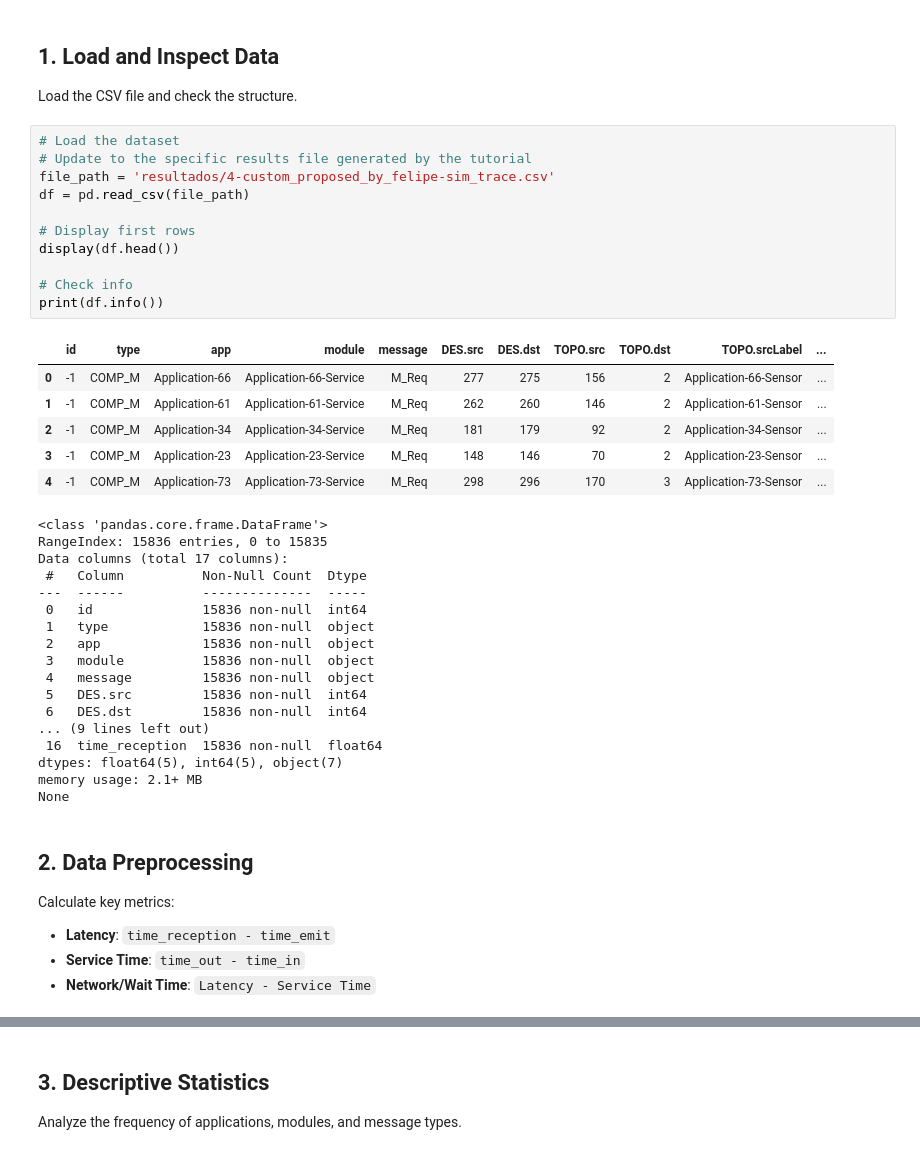
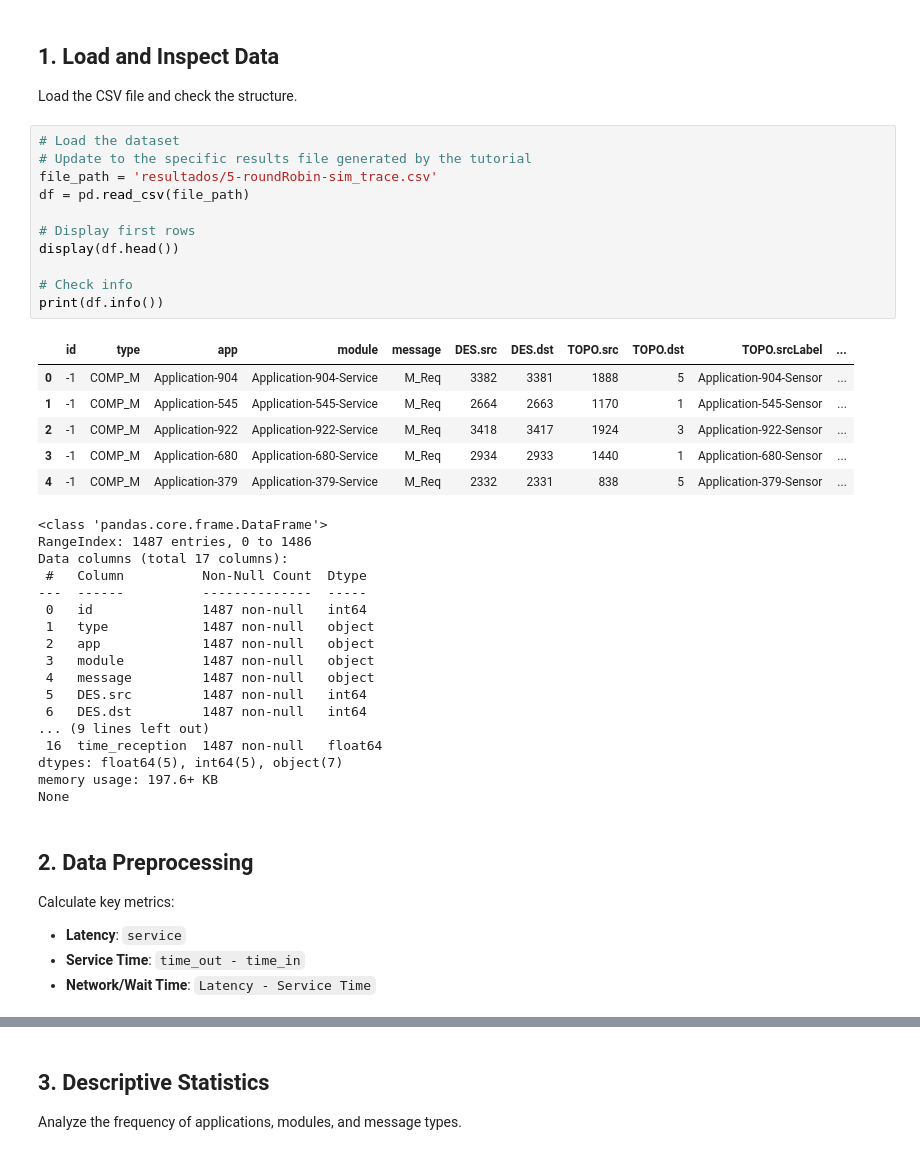
Before and after one commit to felipedumer/YAFS_custom, a Jupyter notebook: algoritmo_felipe/analysis_sim_trace.ipynb, the cells around one changed output, grey strips where cells are left out. Saved outputs shown, nothing was run; the diff lists cells and outputs as text.

```diff
--- a/algoritmo_felipe/analysis_sim_trace.ipynb
+++ b/algoritmo_felipe/analysis_sim_trace.ipynb
@@ -21,42 +21,42 @@ Load the CSV file and check the structure.
 # %%
 # Load the dataset
 # Update to the specific results file generated by the tutorial
-file_path = 'resultados/4-custom_proposed_by_felipe-sim_trace.csv'
+file_path = 'resultados/5-roundRobin-sim_trace.csv'
 df = pd.read_csv(file_path)
 
 # Display first rows
 display(df.head())
 
 # Check info
 print(df.info())
 # %% [output]
 |  | id | type | app | module | message | DES.src | DES.dst | TOPO.src | TOPO.dst | TOPO.srcLabel | ... |
-| 0 | -1 | COMP_M | Application-66 | Application-66-Service | M_Req | 277 | 275 | 156 | 2 | Application-66-Sensor | ... |
-| 1 | -1 | COMP_M | Application-61 | Application-61-Service | M_Req | 262 | 260 | 146 | 2 | Application-61-Sensor | ... |
-| 2 | -1 | COMP_M | Application-34 | Application-34-Service | M_Req | 181 | 179 | 92 | 2 | Application-34-Sensor | ... |
-| 3 | -1 | COMP_M | Application-23 | Application-23-Service | M_Req | 148 | 146 | 70 | 2 | Application-23-Sensor | ... |
-| 4 | -1 | COMP_M | Application-73 | Application-73-Service | M_Req | 298 | 296 | 170 | 3 | Application-73-Sensor | ... |
+| 0 | -1 | COMP_M | Application-904 | Application-904-Service | M_Req | 3382 | 3381 | 1888 | 5 | Application-904-Sensor | ... |
+| 1 | -1 | COMP_M | Application-545 | Application-545-Service | M_Req | 2664 | 2663 | 1170 | 1 | Application-545-Sensor | ... |
+| 2 | -1 | COMP_M | Application-922 | Application-922-Service | M_Req | 3418 | 3417 | 1924 | 3 | Application-922-Sensor | ... |
+| 3 | -1 | COMP_M | Application-680 | Application-680-Service | M_Req | 2934 | 2933 | 1440 | 1 | Application-680-Sensor | ... |
+| 4 | -1 | COMP_M | Application-379 | Application-379-Service | M_Req | 2332 | 2331 | 838 | 5 | Application-379-Sensor | ... |
 <class 'pandas.core.frame.DataFrame'>
-RangeIndex: 15836 entries, 0 to 15835
+RangeIndex: 1487 entries, 0 to 1486
 Data columns (total 17 columns):
  #   Column          Non-Null Count  Dtype
 ---  ------          --------------  -----
- 0   id              15836 non-null  int64
- 1   type            15836 non-null  object
- 2   app             15836 non-null  object
- 3   module          15836 non-null  object
- 4   message         15836 non-null  object
- 5   DES.src         15836 non-null  int64
- 6   DES.dst         15836 non-null  int64
+ 0   id              1487 non-null   int64
+ 1   type            1487 non-null   object
+ 2   app             1487 non-null   object
+ 3   module          1487 non-null   object
+ 4   message         1487 non-null   object
+ 5   DES.src         1487 non-null   int64
+ 6   DES.dst         1487 non-null   int64
 ... (9 lines left out)
- 16  time_reception  15836 non-null  float64
+ 16  time_reception  1487 non-null   float64
 dtypes: float64(5), int64(5), object(7)
-memory usage: 2.1+ MB
+memory usage: 197.6+ KB
 None
 # %% [markdown]
 ## 2. Data Preprocessing
 Calculate key metrics:
-- **Latency**: `time_reception - time_emit`
+- **Latency**: `service`
 - **Service Time**: `time_out - time_in`
 - **Network/Wait Time**: `Latency - Service Time`
 # %%
```
Also changed, not shown: parts of 8 cells of this notebook, 5 other files.
